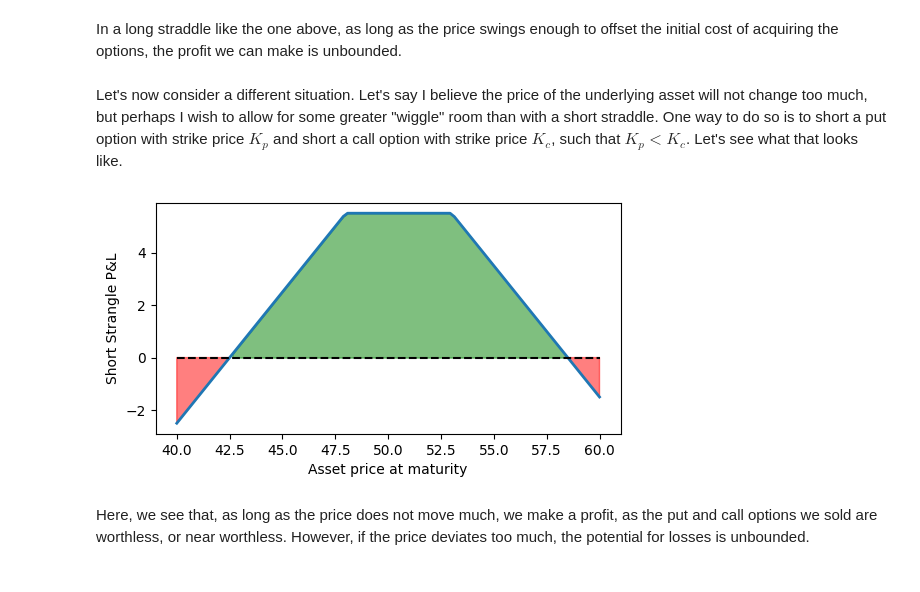
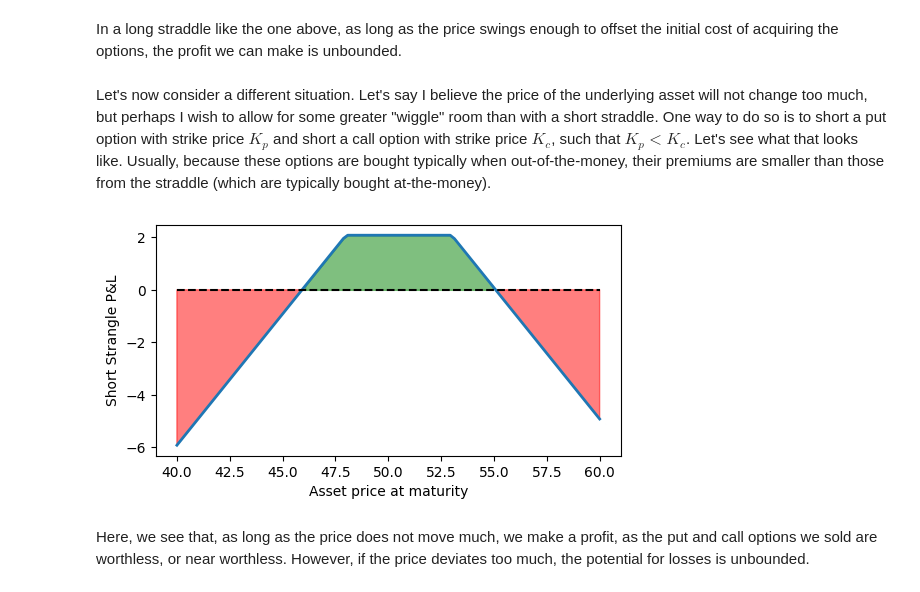
Before and after one commit to victorventuri/misc_quant, a Jupyter notebook: notebooks/options/straddle_strangle/introduction.ipynb, the cells around one changed output. Drawn from its saved outputs; the diff is of its cells as text; code cells hidden in the pictures.

```diff
--- a/notebooks/options/straddle_strangle/introduction.ipynb
+++ b/notebooks/options/straddle_strangle/introduction.ipynb
@@ -46,31 +46,35 @@ _ = axes.fill_between(maturity_spot, breakeven, pnl, where=(pnl < breakeven), co
 # %% [markdown]
 In a long straddle like the one above, as long as the price swings enough to offset the initial cost of acquiring the options, the profit we can make is unbounded.
 # %% [markdown]
-Let's now consider a different situation. Let's say I believe the price of the underlying asset will not change too much, but perhaps I wish to allow for some greater "wiggle" room than with a short straddle. One way to do so is to short a put option with strike price $K_p$ and short a call option with strike price $K_c$, such that $K_p < K_c$. Let's see what that looks like.
+Let's now consider a different situation. Let's say I believe the price of the underlying asset will not change too much, but perhaps I wish to allow for some greater "wiggle" room than with a short straddle. One way to do so is to short a put option with strike price $K_p$ and short a call option with strike price $K_c$, such that $K_p < K_c$. Let's see what that looks like. Usually, because these options are bought typically when out-of-the-money, their premiums are smaller than those from the straddle (which are typically bought at-the-money).
 # %%
+# Let's initialize the price of the options
+call_price = 0.75
+put_price = 1.33
+
 # Now, we need to consider two different strike prices
 put_strike = 48
 call_strike = 53
 
 # Once again, compute the values of the options at maturity
 call_value = np.where(maturity_spot <= call_strike, 0, maturity_spot - call_strike)
 put_value = np.where(maturity_spot >= put_strike, 0, put_strike - maturity_spot)
 
 # Compute the value of this strangle
 strangle_value = call_value + put_value
 
 # Assemble our portfolio, remembering that we sold these options in the beginning
 pnl = (call_price + put_price) - strangle_value
 
 # Plot
 fig, axes = plt.subplots(figsize=(6, 3))
 axes.set_xlabel('Asset price at maturity')
 axes.set_ylabel('Short Strangle P&L')
 axes.plot(maturity_spot, pnl, linewidth=2)
 axes.plot(maturity_spot, breakeven, color='black', linestyle='--')
 axes.fill_between(maturity_spot, breakeven, pnl, where=(pnl > breakeven), color='green', alpha=0.5)
 _ = axes.fill_between(maturity_spot, breakeven, pnl, where=(pnl < breakeven), color='red', alpha=0.5)
 # %% [output]
-[figure, old version]
+[figure, new version]
 # %% [markdown]
 Here, we see that, as long as the price does not move much, we make a profit, as the put and call options we sold are worthless, or near worthless. However, if the price deviates too much, the potential for losses is unbounded.
```
Also changed, not shown: parts of 3 cells of this notebook, 1 other file.
